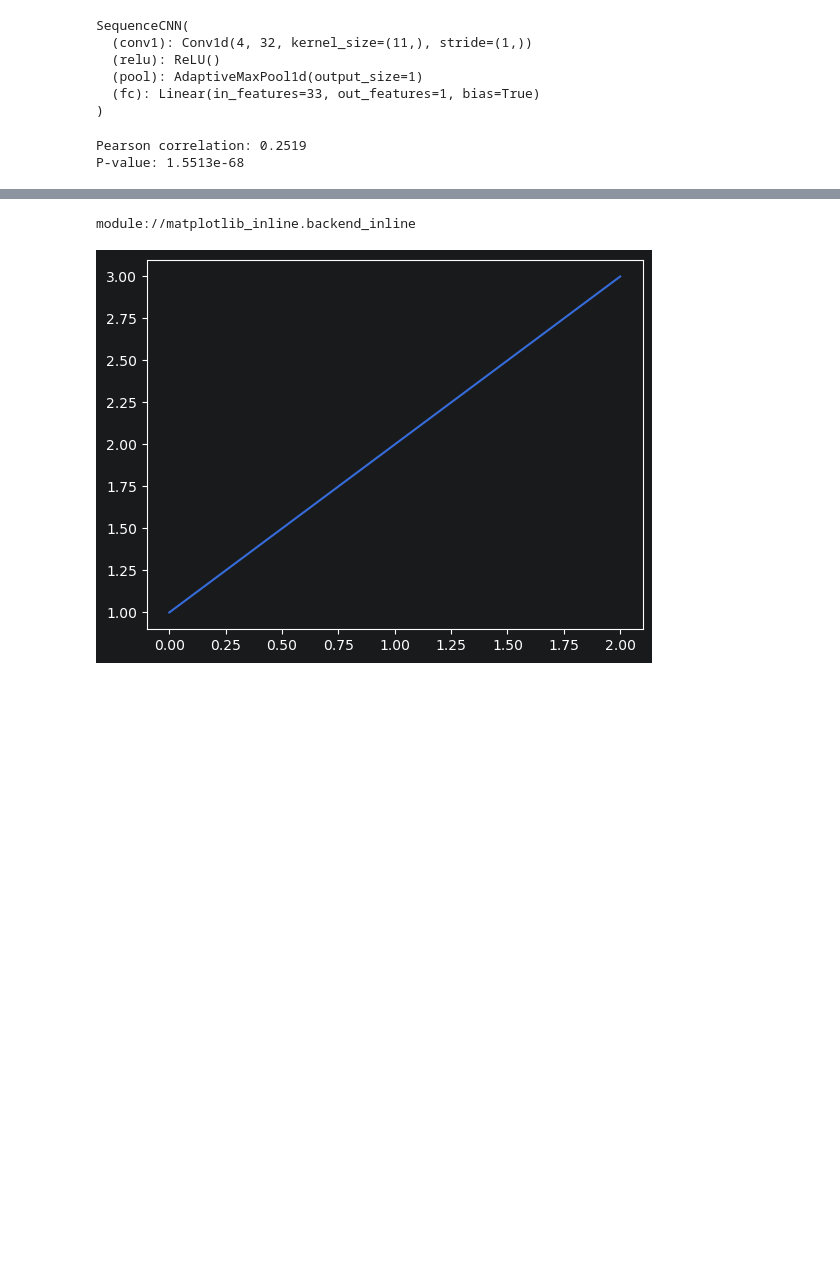
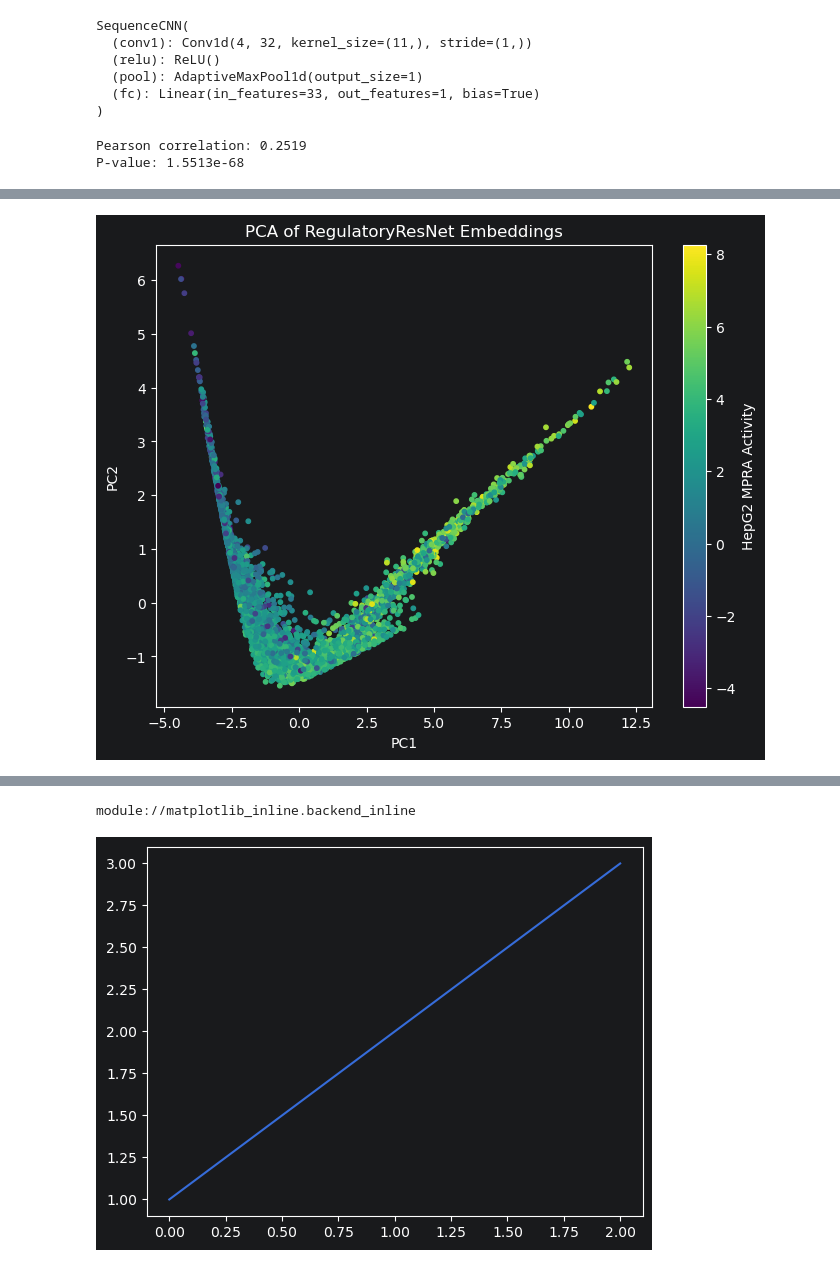
Before and after one commit to huntersair/chromatintune, a Jupyter notebook: notebooks/testing.ipynb, the cells around one changed output, grey strips where cells are left out. Cells and saved outputs as stored; diff of their text form; code cells hidden in the pictures; blank space fills up the shorter version.

```diff
--- a/notebooks/testing.ipynb
+++ b/notebooks/testing.ipynb
@@ -592,0 +1241,38 @@ P-value: 1.5513e-68
+# %%
+from sklearn.decomposition import PCA
+import matplotlib.pyplot as plt
+
+activity = df["HepG2_lfc"].values
+
+pca = PCA(
+    n_components=2
+)
+
+embedding_2d = pca.fit_transform(
+    embeddings
+)
+
+plt.figure(figsize=(8, 6))
+
+scatter = plt.scatter(
+    embedding_2d[:, 0],
+    embedding_2d[:, 1],
+    c=activity,
+    s=10
+)
+
+plt.colorbar(
+    scatter,
+    label="HepG2 MPRA Activity"
+)
+
+plt.xlabel("PC1")
+plt.ylabel("PC2")
+
+plt.title(
+    "PCA of RegulatoryResNet Embeddings"
+)
+
+plt.show()
+# %% [output]
+[figure, added]
```
Also changed, not shown: parts of 219 cells of this notebook, 7 other files.
